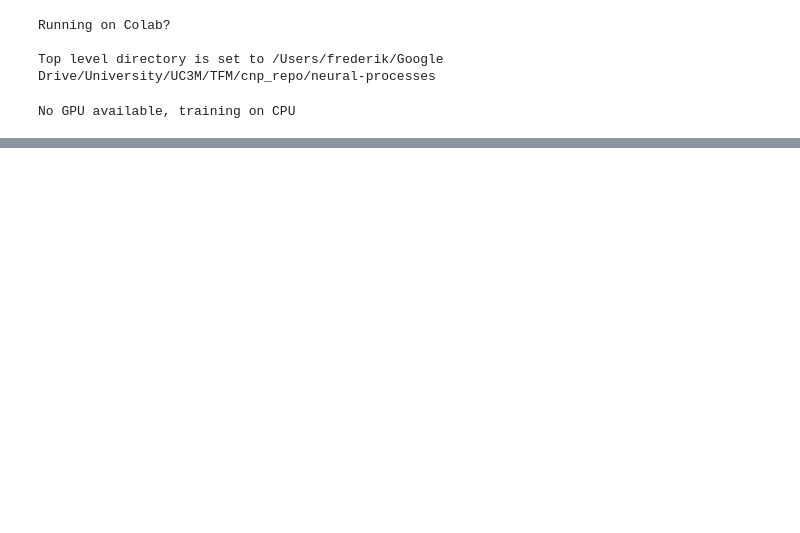
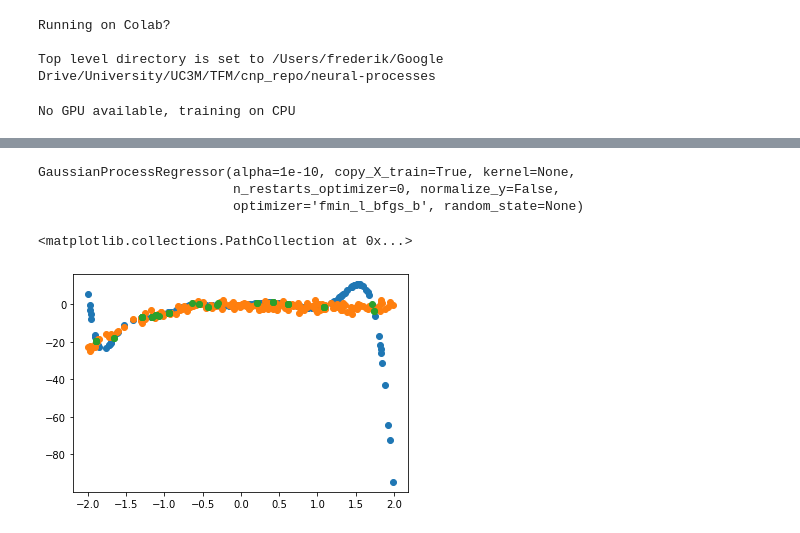
Before and after one commit to fredchettouh/neural-processes, a Jupyter notebook: experiments/1d_single_function.ipynb, the cells around one changed output, grey strips where cells are left out. Saved outputs shown, nothing was run; the diff lists cells and outputs as text; code cells hidden in the pictures; blank space fills up the shorter version.

```diff
--- a/experiments/1d_single_function.ipynb
+++ b/experiments/1d_single_function.ipynb
@@ -137,0 +177,26 @@ Mean loss at epoch 500 : 2.562314987182617
+# %%
+train, test = train_test_split(dataset,test_size=0.33)
+train,test = train.reset_index(drop=True), test.reset_index(drop=True)
+idx = np.random.randint(0, len(X_train),50)
+X_train, y_train = train['x'][idx], train['target'][idx]
+X_test, y_test = test['x'], test['target']
+
+X_train = X_train[:,None]
+X_test = X_test[:,None]
+# %%
+model = GaussianProcessRegressor()
+# %%
+model.fit(X_train, y_train)
+# %% [output]
+GaussianProcessRegressor(alpha=1e-10, copy_X_train=True, kernel=None,
+                         n_restarts_optimizer=0, normalize_y=False,
+                         optimizer='fmin_l_bfgs_b', random_state=None)
+# %%
+y_pred = model.predict(X_test)
+# %%
+plt.scatter(X_test,y_pred)
+plt.scatter(X_test,y_test)
+plt.scatter(X_train, y_train)
+# %% [output]
+<matplotlib.collections.PathCollection at 0x...>
+[figure, added]
```
Also changed, not shown: parts of 14 cells of this notebook, 8 other files.
